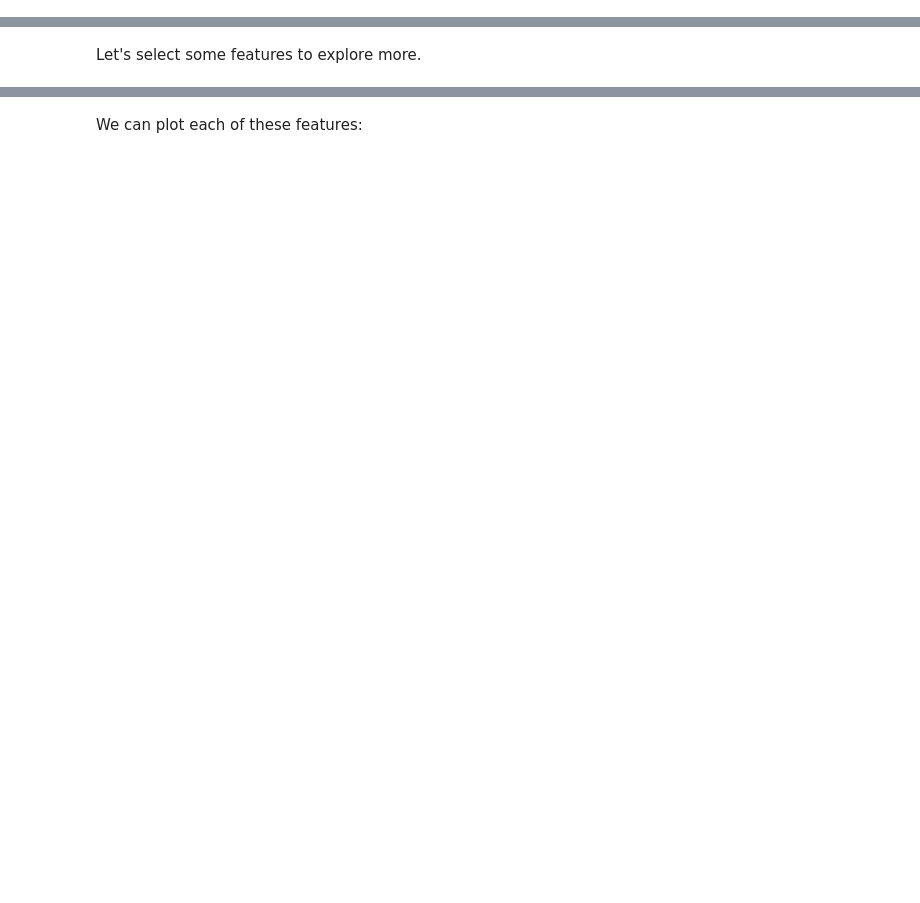
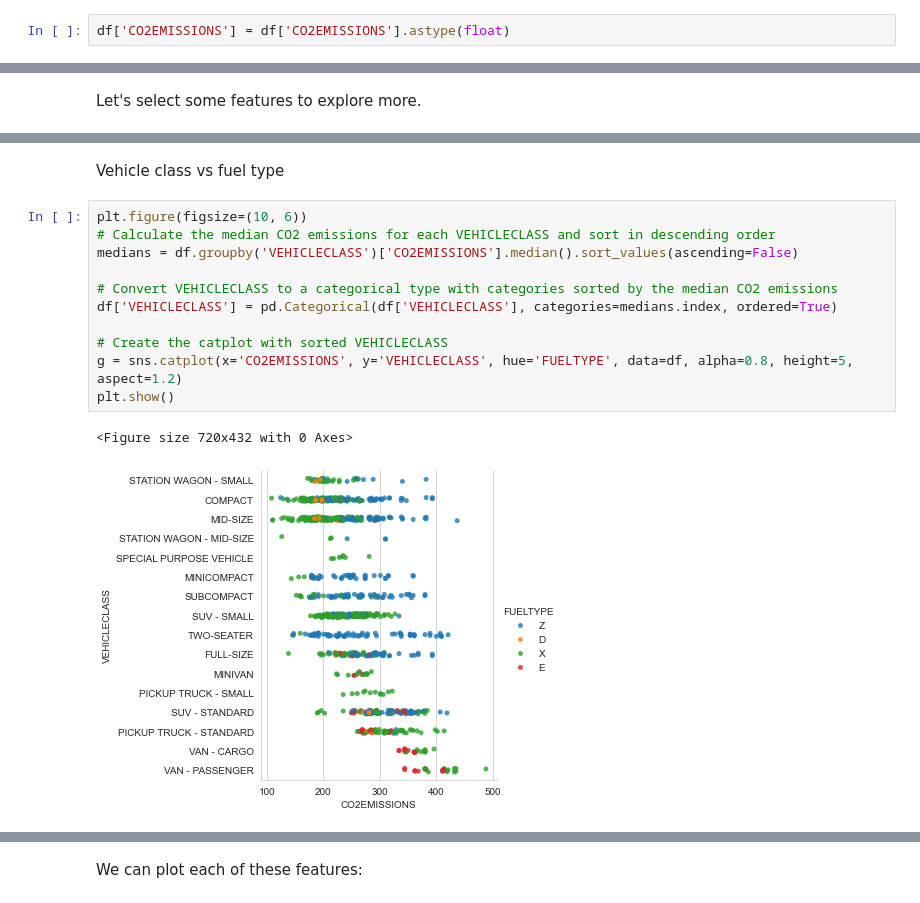
Before and after one commit to hsuanjenko/IBM-Machine-Learning-with-Python, a Jupyter notebook: Case1-Linear Regression-CO2EMISSIONS Predictions/ML0101EN-Reg-Simple-Linear-Regression-Co2.ipynb, the cells around one changed output, grey strips where cells are left out. Drawn from its saved outputs; the diff is of its cells as text; blank space fills up the shorter version.

```diff
--- a/Case1-Linear Regression-CO2EMISSIONS Predictions/ML0101EN-Reg-Simple-Linear-Regression-Co2.ipynb
+++ b/Case1-Linear Regression-CO2EMISSIONS Predictions/ML0101EN-Reg-Simple-Linear-Regression-Co2.ipynb
@@ -91,0 +109,2 @@ df.head(10)
+# %%
+df['CO2EMISSIONS'] = df['CO2EMISSIONS'].astype(float)
@@ -109,0 +170,16 @@ Let's select some features to explore more.
+# %% [markdown]
+Vehicle class vs fuel type
+# %%
+plt.figure(figsize=(10, 6))
+# Calculate the median CO2 emissions for each VEHICLECLASS and sort in descending order
+medians = df.groupby('VEHICLECLASS')['CO2EMISSIONS'].median().sort_values(ascending=False)
+
+# Convert VEHICLECLASS to a categorical type with categories sorted by the median CO2 emissions
+df['VEHICLECLASS'] = pd.Categorical(df['VEHICLECLASS'], categories=medians.index, ordered=True)
+
+# Create the catplot with sorted VEHICLECLASS
+g = sns.catplot(x='CO2EMISSIONS', y='VEHICLECLASS', hue='FUELTYPE', data=df, alpha=0.8, height=5, aspect=1.2)
+plt.show()
+# %% [output]
+<Figure size 720x432 with 0 Axes>
+[figure, added]
```
Also changed, not shown: parts of 35 cells of this notebook, 3 other files.
